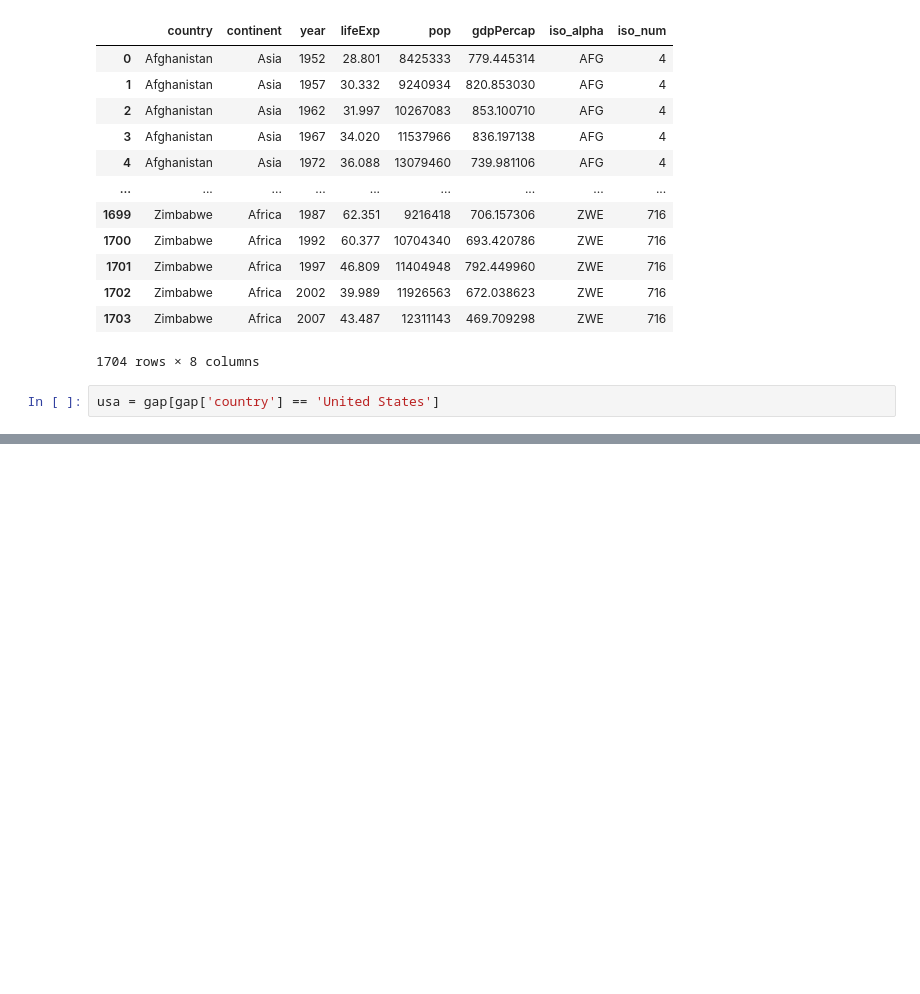
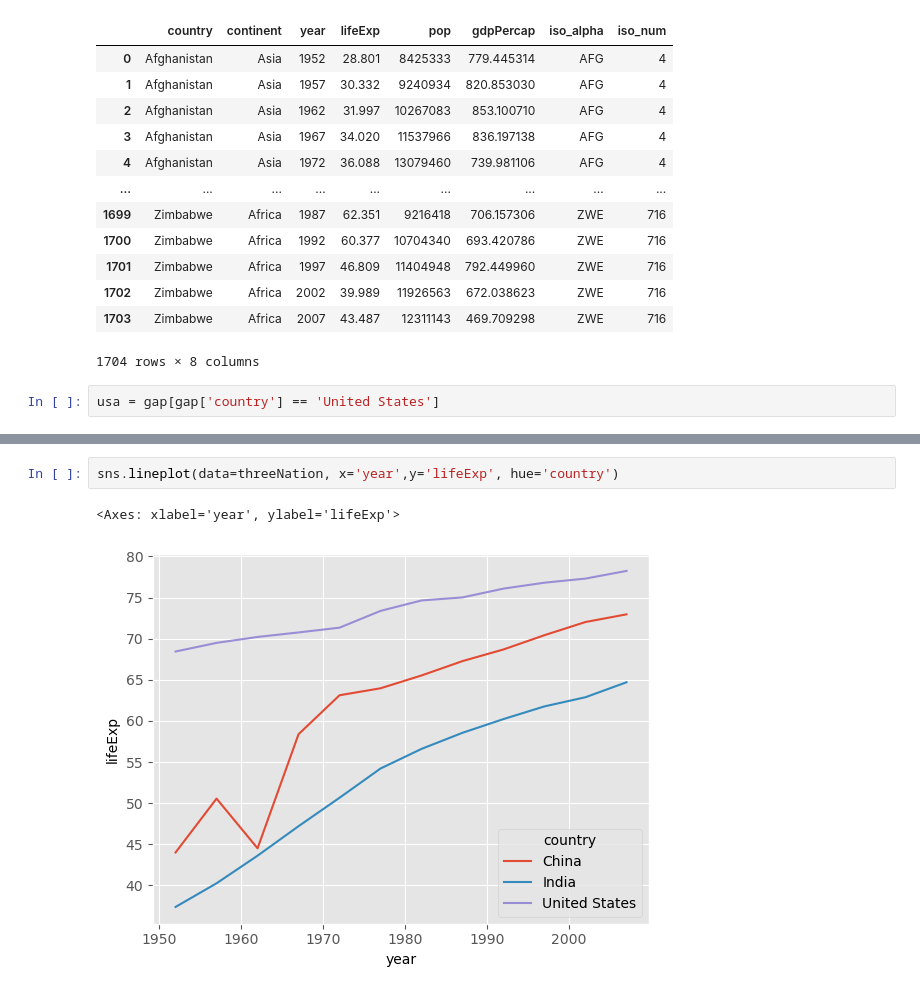
Before and after one commit to Jkhattak/python, a Jupyter notebook: seaborn.ipynb, the cells around one changed output, grey strips where cells are left out. Cells and saved outputs as stored; diff of their text form; blank space fills up the shorter version.

```diff
--- a/seaborn.ipynb
+++ b/seaborn.ipynb
@@ -78,0 +71,5 @@ Name: country, Length: 1704, dtype: bool
+# %%
+sns.lineplot(data=threeNation, x='year',y='lifeExp', hue='country')
+# %% [output]
+<Axes: xlabel='year', ylabel='lifeExp'>
+[figure, added]
```
Also changed, not shown: parts of 24 cells of this notebook.
